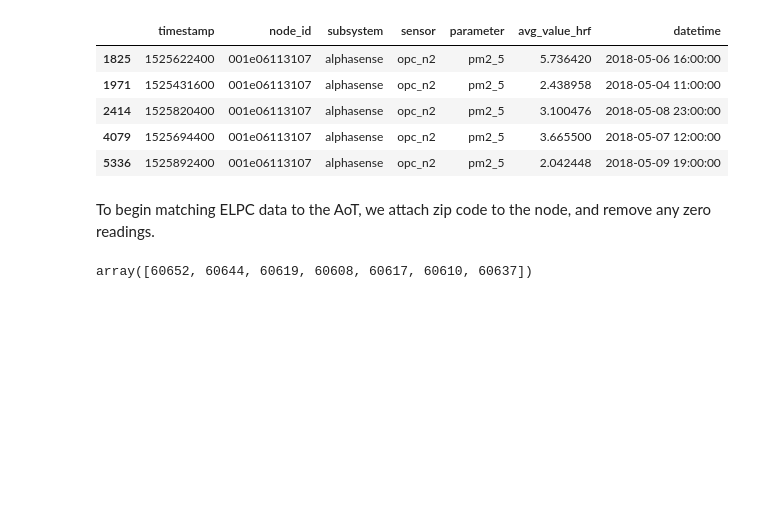
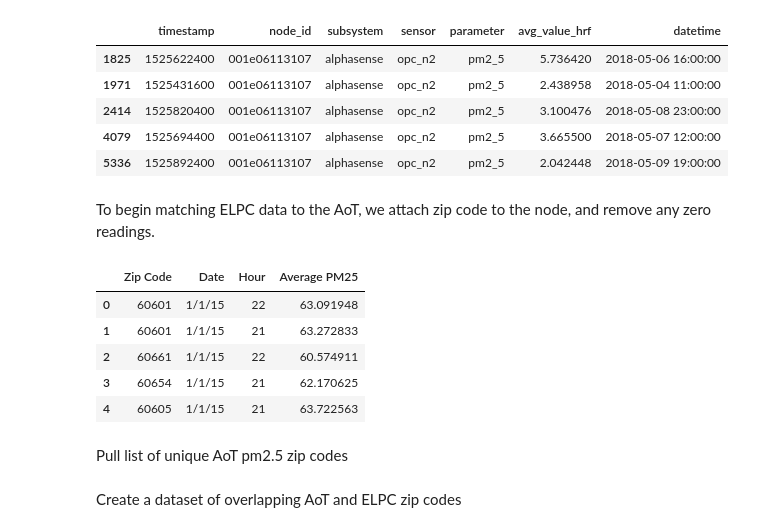
Before and after one commit to joshmattingly/CSE6242GroupProject, a Jupyter notebook: AoT Data Cleaning.ipynb, the cells around one changed output. Drawn from its saved outputs; the diff is of its cells as text; code cells hidden in the pictures; blank space fills up the shorter version.

Commit message:
ELPC Comparison Research

```diff
--- a/AoT Data Cleaning.ipynb
+++ b/AoT Data Cleaning.ipynb
@@ -7,7 +7,7 @@ import seaborn as sns
 # %%
 dataset = pd.read_csv('Chicago AoT Monthly Aggregates.csv')
 node_zips = pd.read_csv('NodeswZip.csv')
-elpc = pd.read_csv('elpc.c')
+elpc = pd.read_csv('elpc.csv')
 # %%
 sensors = ['apds_9006_020','at0','at1','at2','at3','bmp180','chemsense','co','failures','h2s', 'hih4030',
               'hih6130','hmc5883l','htu21d','loadavg','lps25h','mem','metsense','microphone','ml8511','mlx75305',
@@ -62,5 +62,14 @@ pm25_aot.head()
 | 5336 | 1525892400 | 001e06113107 | alphasense | opc_n2 | pm2_5 | 2.042448 | 2018-05-09 19:00:00 |
 # %% [markdown]
 To begin matching ELPC data to the AoT, we attach zip code to the node, and remove any zero readings.
+# %%
+elpc.head()
+# %% [output]
+|  | Zip Code | Date | Hour | Average PM25 |
+| 0 | 60601 | 1/1/15 | 22 | 63.091948 |
+| 1 | 60601 | 1/1/15 | 21 | 63.272833 |
+| 2 | 60661 | 1/1/15 | 22 | 60.574911 |
+| 3 | 60654 | 1/1/15 | 21 | 62.170625 |
+| 4 | 60605 | 1/1/15 | 21 | 63.722563 |
 # %%
 pm25wZip = pm25_aot.merge(node_zips,
@@ -68,7 +77,9 @@ pm25wZip = pm25_aot.merge(node_zips,
                          on='node_id',
                          copy='false')
 pm25wZip = pm25wZip[pm25wZip['avg_value_hrf'] >=0]
+# %% [markdown]
+Pull list of unique AoT pm2.5 zip codes
 # %%
-pm25wZip['zipcode'].unique()
+pm25AotZips = pm25wZip['zipcode'].unique()
-# %% [output]
-array([60652, 60644, 60619, 60608, 60617, 60610, 60637])
+# %% [markdown]
+Create a dataset of overlapping AoT and ELPC zip codes
```
Also changed, not shown: parts of 3 cells of this notebook, 4 other files.
